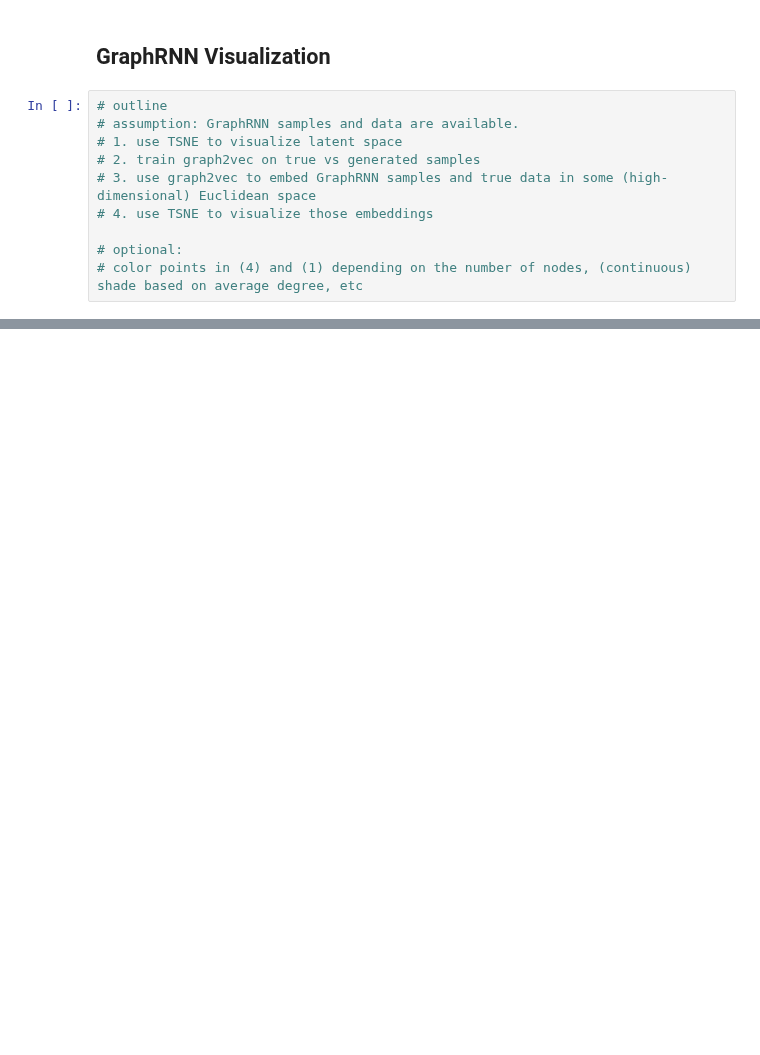
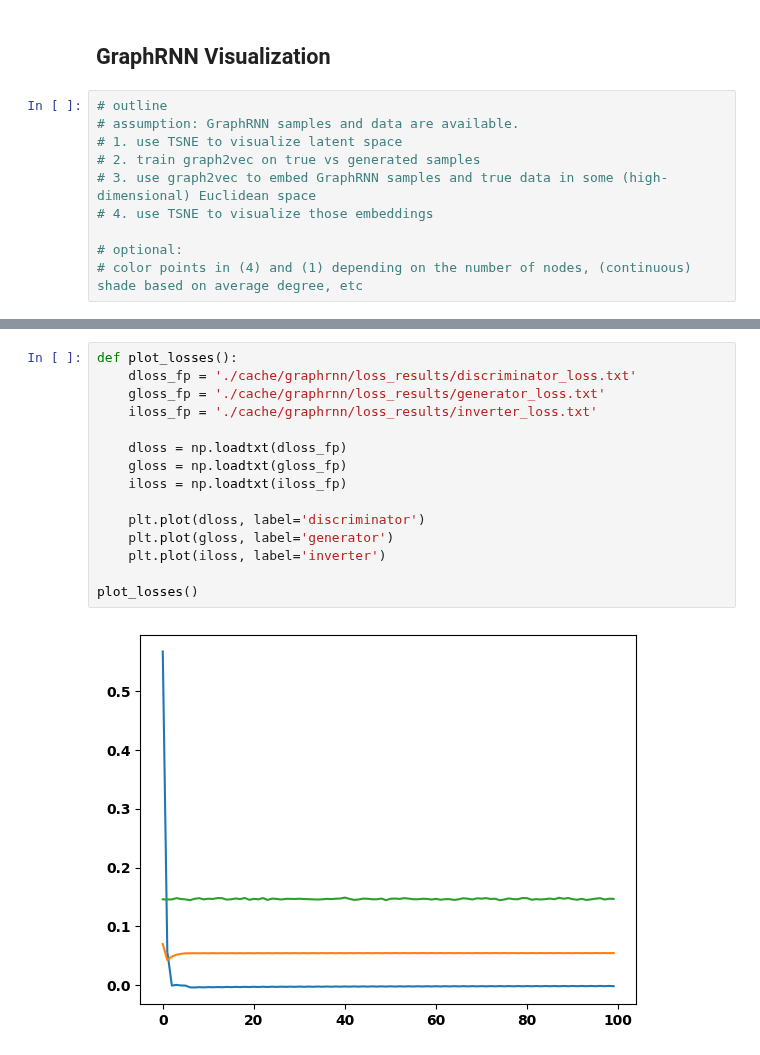
Before and after one commit to Barry0121/graph-neural-net-benchmark, a Jupyter notebook: src/visualization.ipynb, the cells around one changed output, grey strips where cells are left out. Cells and saved outputs as stored; diff of their text form; blank space fills up the shorter version.

```diff
--- a/src/visualization.ipynb
+++ b/src/visualization.ipynb
@@ -54,0 +135,17 @@ plt.scatter(x, y, s=1)
+# %%
+def plot_losses():
+    dloss_fp = './cache/graphrnn/loss_results/discriminator_loss.txt'
+    gloss_fp = './cache/graphrnn/loss_results/generator_loss.txt'
+    iloss_fp = './cache/graphrnn/loss_results/inverter_loss.txt'
+
+    dloss = np.loadtxt(dloss_fp)
+    gloss = np.loadtxt(gloss_fp)
+    iloss = np.loadtxt(iloss_fp)
+
+    plt.plot(dloss, label='discriminator')
+    plt.plot(gloss, label='generator')
+    plt.plot(iloss, label='inverter')
+
+plot_losses()
+# %% [output]
+[figure, added]
```
Also changed, not shown: parts of 9 cells of this notebook, 12 other files.
